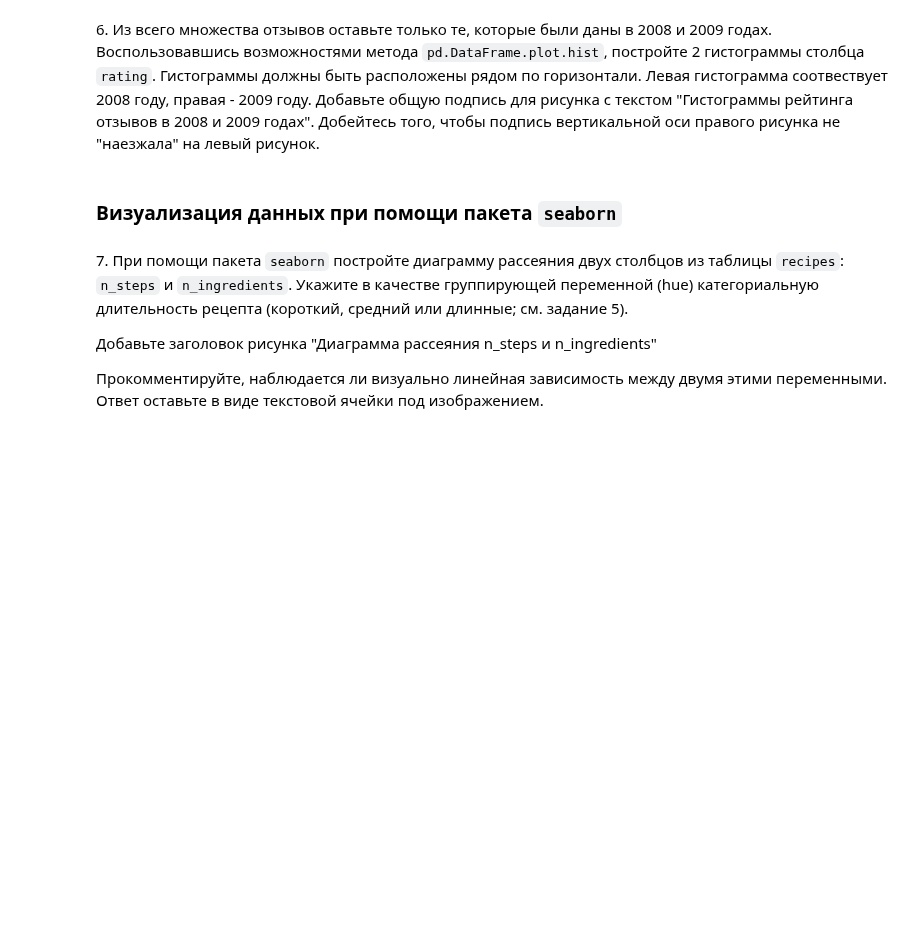
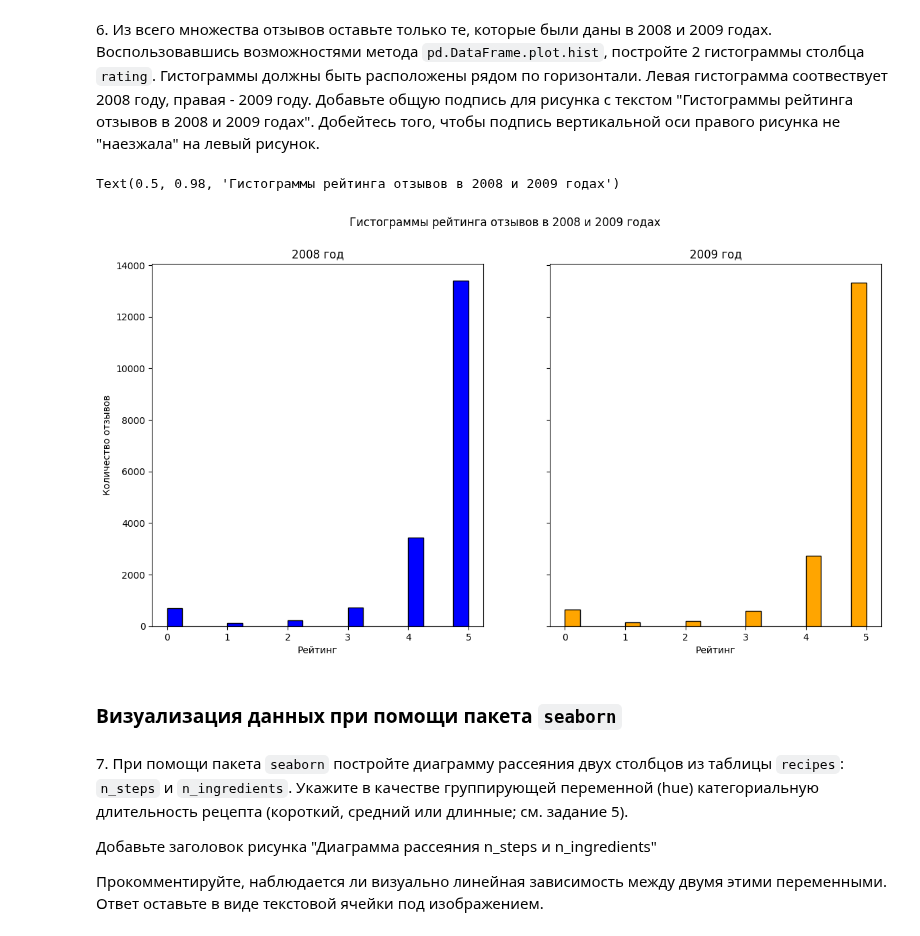
Before and after one commit to illCersei/TOD, a Jupyter notebook: 05_visualization.ipynb, the cells around one changed output. Cells and saved outputs as stored; diff of their text form; code cells hidden in the pictures; blank space fills up the shorter version.

```diff
--- a/05_visualization.ipynb
+++ b/05_visualization.ipynb
@@ -206,5 +225,26 @@ recipes = ...
 # %% [markdown]
 6\. Из всего множества отзывов оставьте только те, которые были даны в 2008 и 2009 годах. Воспользовавшись возможностями метода `pd.DataFrame.plot.hist`, постройте 2 гистограммы столбца `rating`. Гистограммы должны быть расположены рядом по горизонтали. Левая гистограмма соотвествует 2008 году, правая - 2009 году. Добавьте общую подпись для рисунка с текстом "Гистограммы рейтинга отзывов в 2008 и 2009 годах". Добейтесь того, чтобы подпись вертикальной оси правого рисунка не "наезжала" на левый рисунок.
+# %%
+reviews_2008 = reviews[reviews['date'].dt.year == 2008]
+reviews_2009 = reviews[reviews['date'].dt.year == 2009]
+
+fig, axes = plt.subplots(1, 2, figsize=(14, 7), sharey=True)
+
+#2008 год
+reviews_2008['rating'].plot.hist(ax=axes[0], bins=20, color='blue', edgecolor='black')
+axes[0].set_title('2008 год')
+axes[0].set_xlabel('Рейтинг')
+axes[0].set_ylabel('Количество отзывов')
+
+#2009 год
+reviews_2009['rating'].plot.hist(ax=axes[1], bins=20, color='orange', edgecolor='black')
+axes[1].set_title('2009 год')
+axes[1].set_xlabel('Рейтинг')
+
+fig.suptitle('Гистограммы рейтинга отзывов в 2008 и 2009 годах')
+# %% [output]
+Text(0.5, 0.98, 'Гистограммы рейтинга отзывов в 2008 и 2009 годах')
+[figure, added]
 # %% [markdown]
 ### Визуализация данных при помощи пакета `seaborn`
 # %% [markdown]
```
Also changed, not shown: parts of 6 cells of this notebook, 2 other files.
